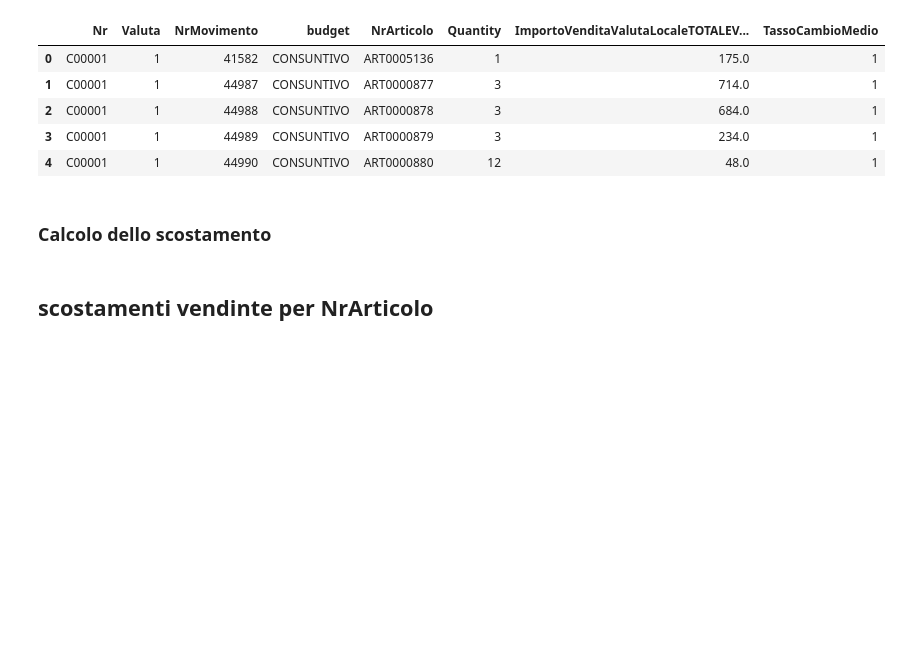
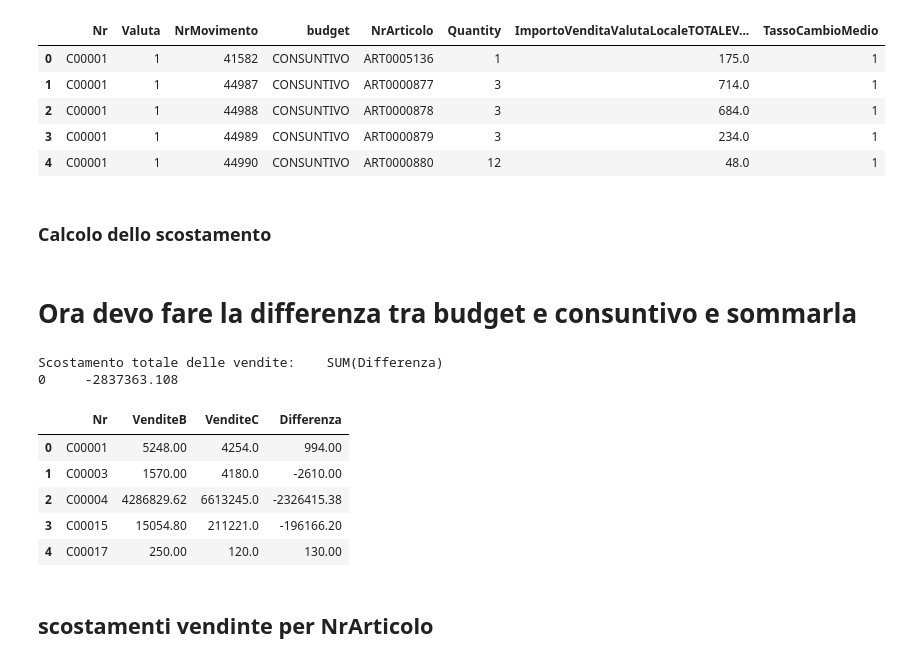
Before and after one commit to VinciGit00/SCGProject, a Jupyter notebook: Datasets/DataElaboration/Granularity.ipynb, the cells around one changed output. Drawn from its saved outputs; the diff is of its cells as text; code cells hidden in the pictures; blank space fills up the shorter version.

Commit message:
finished scostamento totale

```diff
--- a/Datasets/DataElaboration/Granularity.ipynb
+++ b/Datasets/DataElaboration/Granularity.ipynb
@@ -885,3 +884,22 @@ calcoloConsuntivo = sqldf("SELECT *, SUM(ImportoVenditaValutaLocaleTOTALEVENDITA
+# %% [markdown]
+# Ora devo fare la differenza tra budget e consuntivo e sommarla
+# %%
+scostamentoVenditeTotale = sqldf(
+    "SELECT B.Nr, VenditeB, VenditeC, VenditeB-VenditeC AS Differenza FROM calcoloBudget AS B JOIN calcoloConsuntivo AS C ON B.Nr = C.Nr ")
+sumScostamentoVenditeTotale = sqldf(
+    "SELECT SUM(Differenza) FROM scostamentoVenditeTotale")
+
+print('Scostamento totale delle vendite: '+ str(sumScostamentoVenditeTotale))
+scostamentoVenditeTotale.head()
+# %% [output]
+Scostamento totale delle vendite:    SUM(Differenza)
+0     -2837363.108
+|  | Nr | VenditeB | VenditeC | Differenza |
+| 0 | C00001 | 5248.00 | 4254.0 | 994.00 |
+| 1 | C00003 | 1570.00 | 4180.0 | -2610.00 |
+| 2 | C00004 | 4286829.62 | 6613245.0 | -2326415.38 |
+| 3 | C00015 | 15054.80 | 211221.0 | -196166.20 |
+| 4 | C00017 | 250.00 | 120.0 | 130.00 |
 # %% [markdown]
 ## scostamenti vendinte per NrArticolo
 # %%
```
Also changed, not shown: parts of 1 cell of this notebook.
